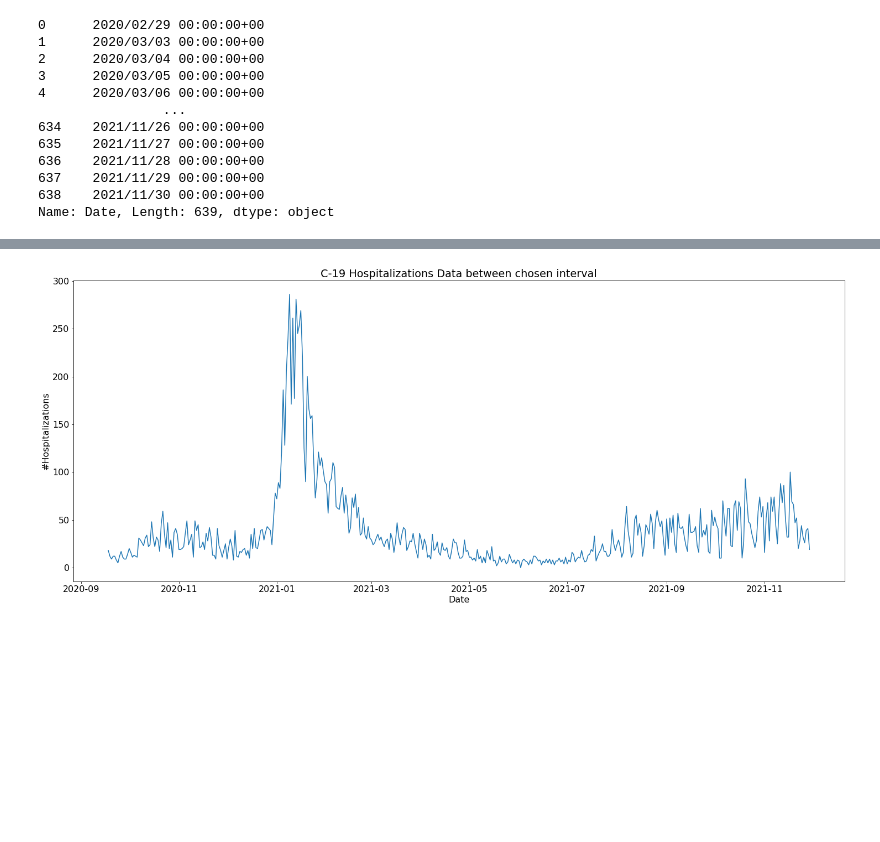
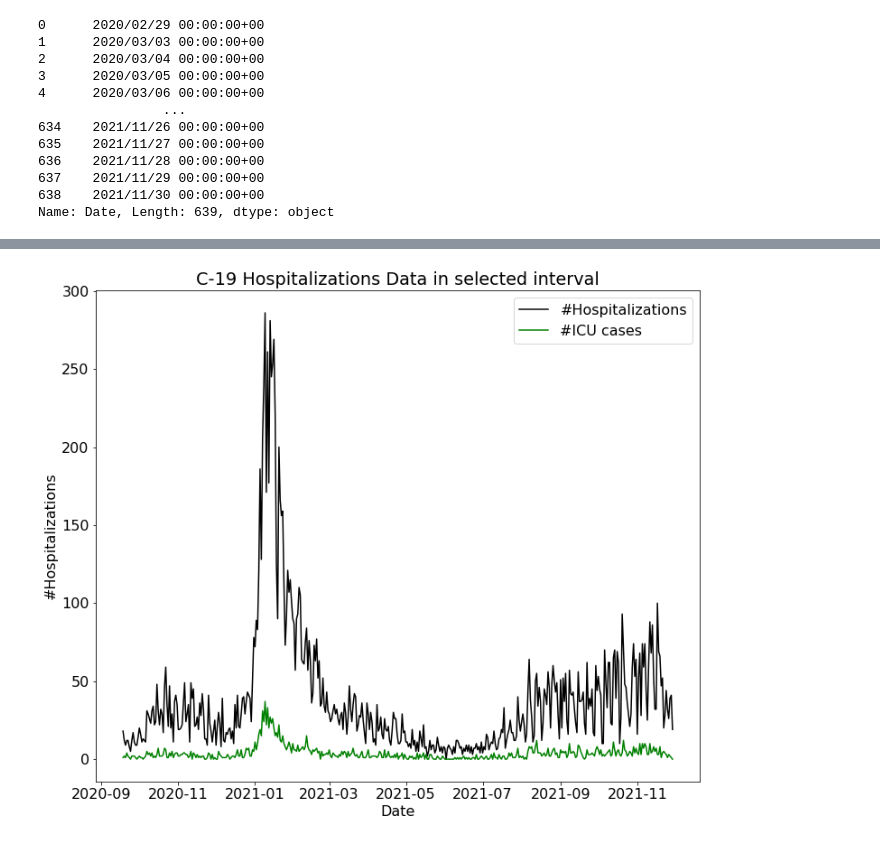
Before and after one commit to Vindhya07/ML_Covid_TimeSeries, a Jupyter notebook: Covid_timeseries.ipynb, the cells around one changed output, grey strips where cells are left out. Drawn from its saved outputs; the diff is of its cells as text; code cells hidden in the pictures; blank space fills up the shorter version.

```diff
--- a/Covid_timeseries.ipynb
+++ b/Covid_timeseries.ipynb
@@ -102,15 +103,15 @@ new_icu_hcc:  44
 # %%
-# i_range = []
-# for i in range(293,400):
-#   i_range.append(df2.Index[i, 'new_HCC'])
+
 plt.rcParams.update({'font.size': 16})
-plt.plot(df2.iloc[200:638,2], df2.iloc[200:638,42])
+plt.plot(df2.iloc[200:638,2], df2.iloc[200:638,42], color='black', label='#Hospitalizations')
+plt.plot(df2.iloc[200:638,2], df2.iloc[200:638,44], color='green', label='#ICU cases')
 plt.xlabel('Date')
 plt.ylabel('#Hospitalizations')
+plt.legend()
 plt.title('C-19 Hospitalizations Data in selected interval')
 plt.show()
 # %% [output]
-[figure, old version]
+[figure, new version]
 # %%
 def feature_selection(i1, i2):
   start=pd.to_datetime(df2['Date'][i1])
```
Also changed, not shown: parts of 34 cells of this notebook, 1 other file.
